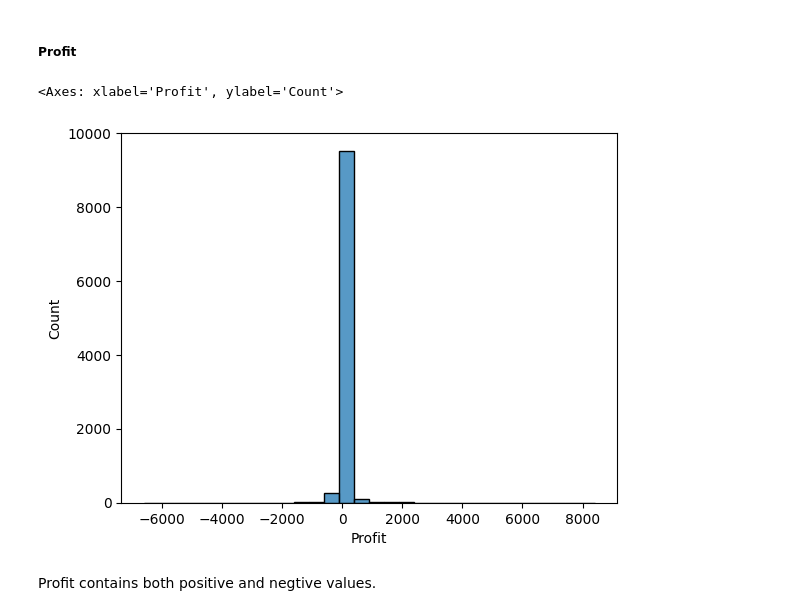
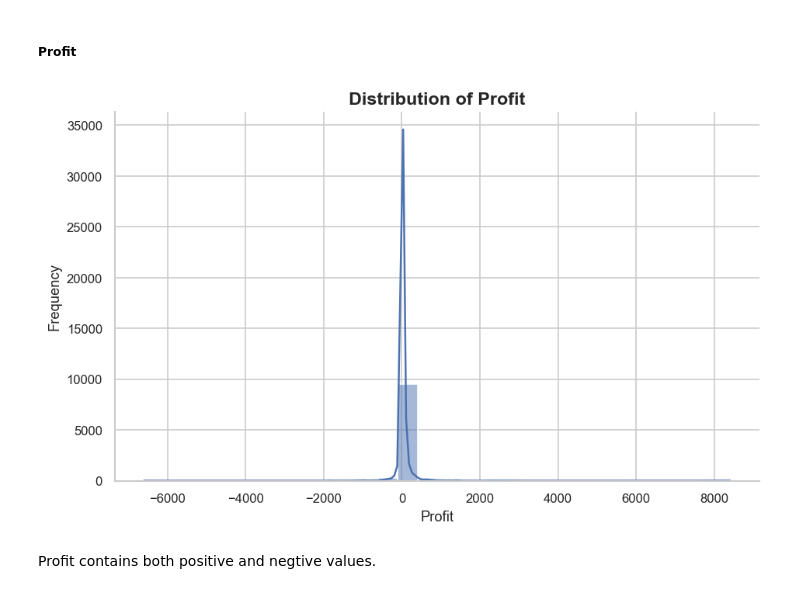
Before and after one commit to Li374/dap1_superstore_sales, a Jupyter notebook: notebooks/03_eda.ipynb, the cells around one changed output. Cells and saved outputs as stored; diff of their text form; code cells hidden in the pictures.

```diff
--- a/notebooks/03_eda.ipynb
+++ b/notebooks/03_eda.ipynb
@@ -62,10 +76,9 @@ Most orders have relatively small sales values.
 # %% [markdown]
 ##### Profit
 # %%
-sns.histplot(df["Profit"], bins=30)
+plot_histogram(df, "Profit")
 # %% [output]
-<Axes: xlabel='Profit', ylabel='Count'>
-[figure, old version]
+[figure, new version]
 # %% [markdown]
 Profit contains both positive and negtive values.
 # %% [markdown]
```
Also changed, not shown: parts of 19 cells of this notebook, 1 other file.
